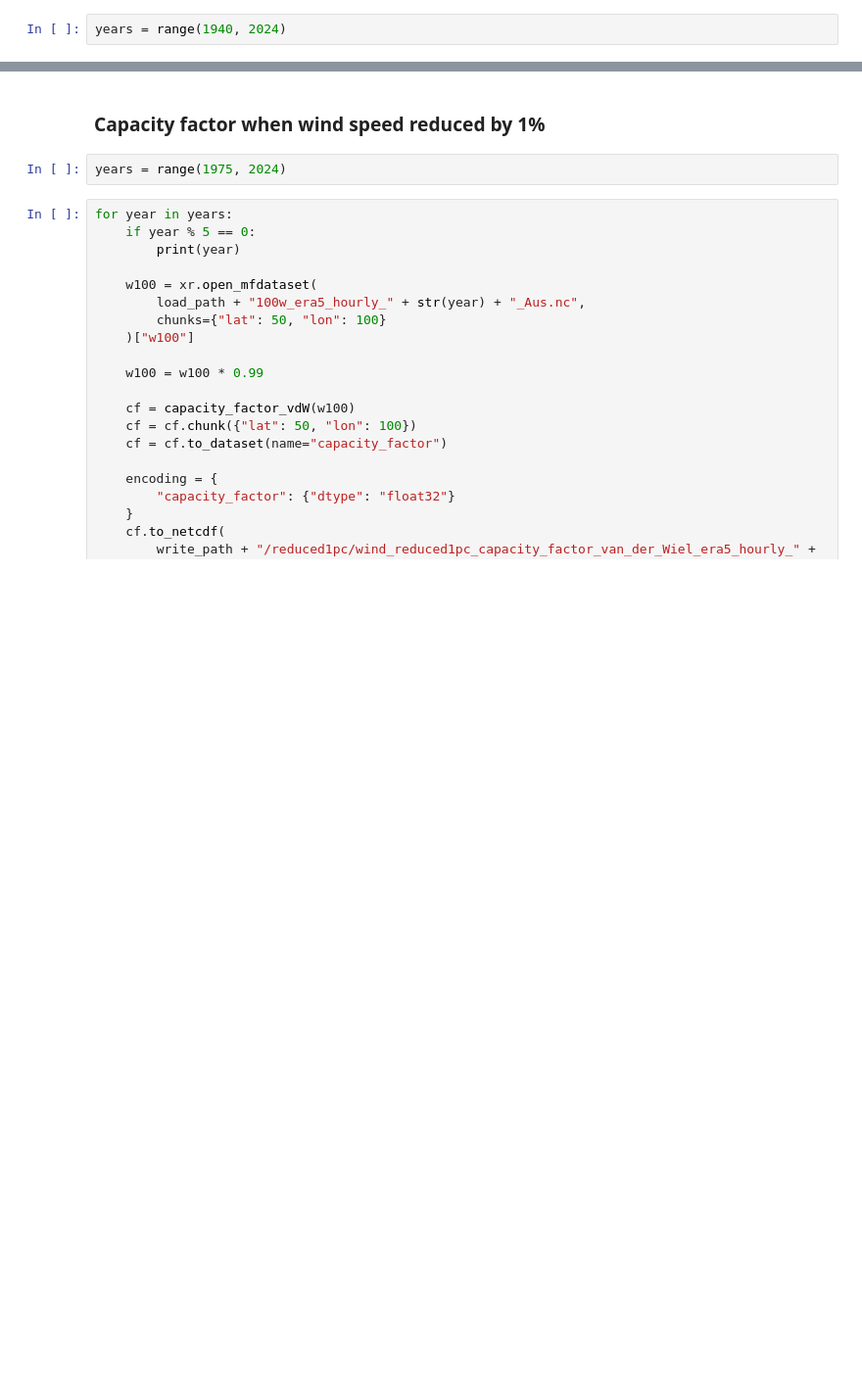
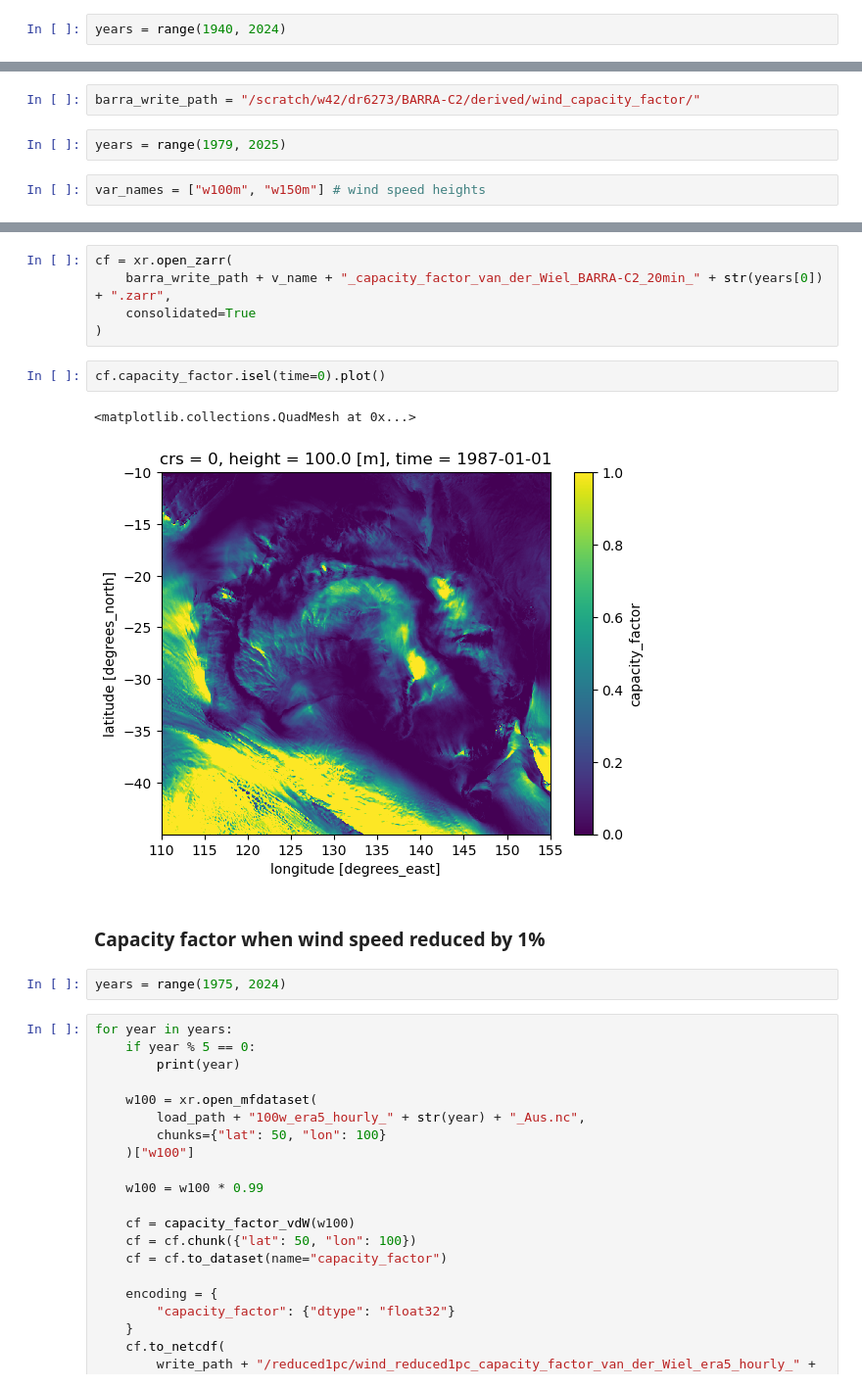
Before and after one commit to dougrichardson/power_models, a Jupyter notebook: 02_wind_capacity_factor.ipynb, the cells around one changed output, grey strips where cells are left out. Shown at 98% size. Drawn from its saved outputs; the diff is of its cells as text; blank space fills up the shorter version.

```diff
--- a/02_wind_capacity_factor.ipynb
+++ b/02_wind_capacity_factor.ipynb
@@ -132,0 +140,6 @@ for year in years:
+# %%
+barra_write_path = "/scratch/w42/dr6273/BARRA-C2/derived/wind_capacity_factor/"
+# %%
+years = range(1979, 2025)
+# %%
+var_names = ["w100m", "w150m"] # wind speed heights
@@ -133,3 +241,13 @@ for year in years:
+# %%
+cf = xr.open_zarr(
+    barra_write_path + v_name + "_capacity_factor_van_der_Wiel_BARRA-C2_20min_" + str(years[0]) + ".zarr",
+    consolidated=True
+)
+# %%
+cf.capacity_factor.isel(time=0).plot()
+# %% [output]
+<matplotlib.collections.QuadMesh at 0x...>
+[figure, added]
 # %% [markdown]
 ### Capacity factor when wind speed reduced by 1%
 # %%
```
Also changed, not shown: parts of 16 cells of this notebook, 13 other files.
